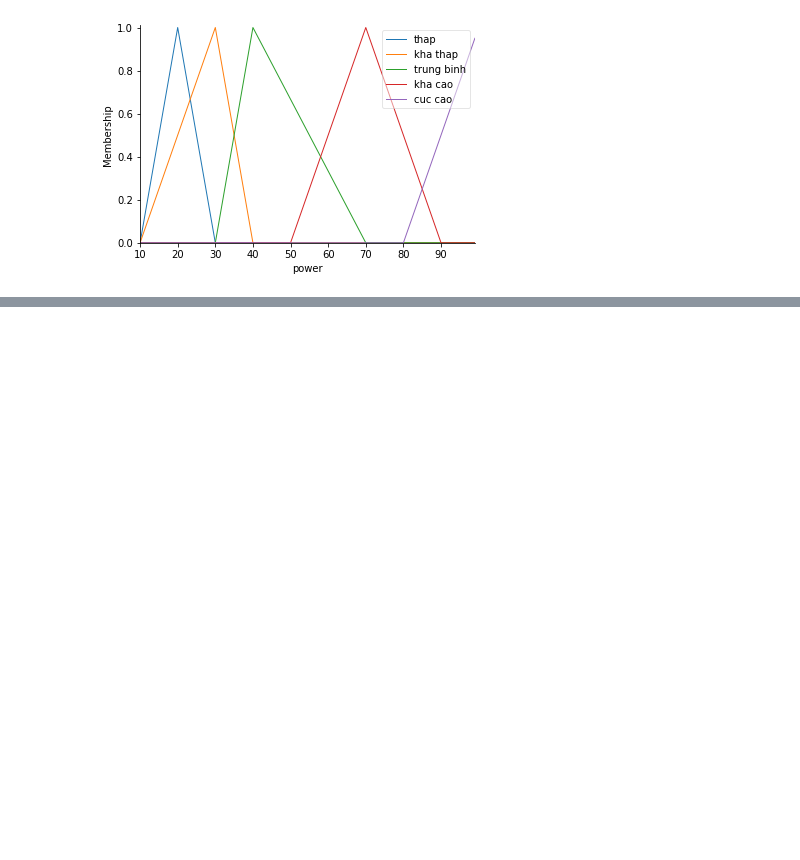
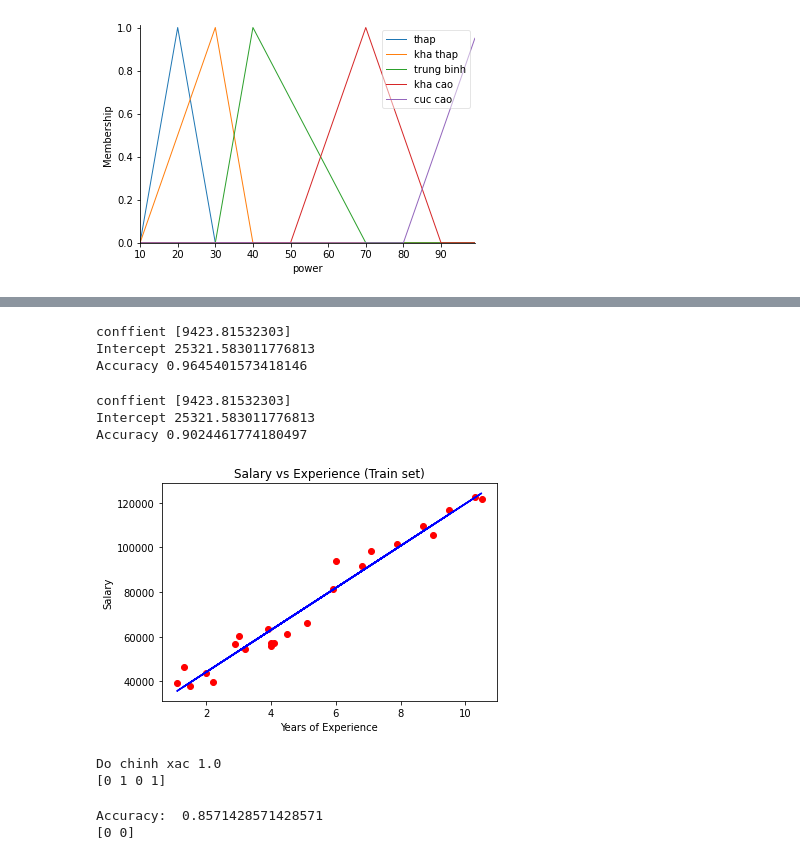
Before and after one commit to minhhoang258/LeDinhHoangMinh20104043, a Jupyter notebook: Thuchanh.ipynb, the cells around one changed output, grey strips where cells are left out. Saved outputs shown, nothing was run; the diff lists cells and outputs as text; code cells hidden in the pictures; blank space fills up the shorter version.

```diff
--- a/Thuchanh.ipynb
+++ b/Thuchanh.ipynb
@@ -538,0 +651,49 @@ power.view()
+# %%
+from sklearn.linear_model import LinearRegression
+model=LinearRegression()
+model.fit(X_train,y_train)
+y_pred = model.predict(X_test).round(1)
+cal= pd.DataFrame(np.c_[y_test,y_pred],columns=['Original Salary','Predicted Salary'])
+print('conffient',model.coef_)
+print('Intercept',model.intercept_)
+print('Accuracy',model.score(X_train,y_train))
+# %% [output]
+conffient [9423.81532303]
+Intercept 25321.583011776813
+Accuracy 0.9645401573418146
+# %%
+from sklearn.linear_model import LinearRegression
+model=LinearRegression()
+model.fit(X_train,y_train)
+y_pred = model.predict(X_test).round(1)
+cal= pd.DataFrame(np.c_[y_test,y_pred],columns=['Original Salary','Predicted Salary'])
+print('conffient',model.coef_)
+print('Intercept',model.intercept_)
+print('Accuracy',model.score(X_test,y_test))
+# %% [output]
+conffient [9423.81532303]
+Intercept 25321.583011776813
+Accuracy 0.9024461774180497
+# %%
+plt.scatter(X_train,y_train,color='red')
+plt.plot(X_train,model.predict(X_train),color='blue')
+plt.title('Salary vs Experience (Train set)')
+plt.xlabel('Years of Experience')
+plt.ylabel('Salary')
+plt.show()
+# %% [output]
+[figure, added]
+# %%
+import numpy as np
+from sklearn.linear_model import Perceptron
+x = [[0,0],[1,0],[0,1],[1,1]]
+y=[0,1,1,1]
+model=Perceptron()
+model.fit(x,y)
+print('Do chinh xac',model.score(x,y))
+x_test = [[0.5,0],[0.9,-0.2],[1,-0.5],[0.2,0.7]]
+y_test = model.predict(x_test)
+print(y_test)
+# %% [output]
+Do chinh xac 1.0
+[0 1 0 1]
@@ -538,0 +719,20 @@ power.view()
+# %%
+import numpy as np
+from sklearn.linear_model import Perceptron
+from sklearn.model_selection import train_test_split
+import pandas as pd
+
+url = '/content/hehe.csv'
+data = pd.read_csv(url)
+x = data.drop(data.columns[[0,1,2]], axis=1)
+y = data["sex"].replace(["M","F"],[1,0])
+x_train,x_test,y_train,y_test = train_test_split(x,y,test_size = 0.3)
+model = Perceptron()
+model.fit(x_train, y_train)
+print("Accuracy: ", model.score(x_train,y_train))
+x_i = [[7.2,7.7,14.3,18,7],[8,7.9,15.3,16.1,7]]
+y_p = model.predict(x_i)
+print(y_p)
+# %% [output]
+Accuracy:  0.8571428571428571
+[0 0]
```
Also changed, not shown: parts of 29 cells of this notebook.
